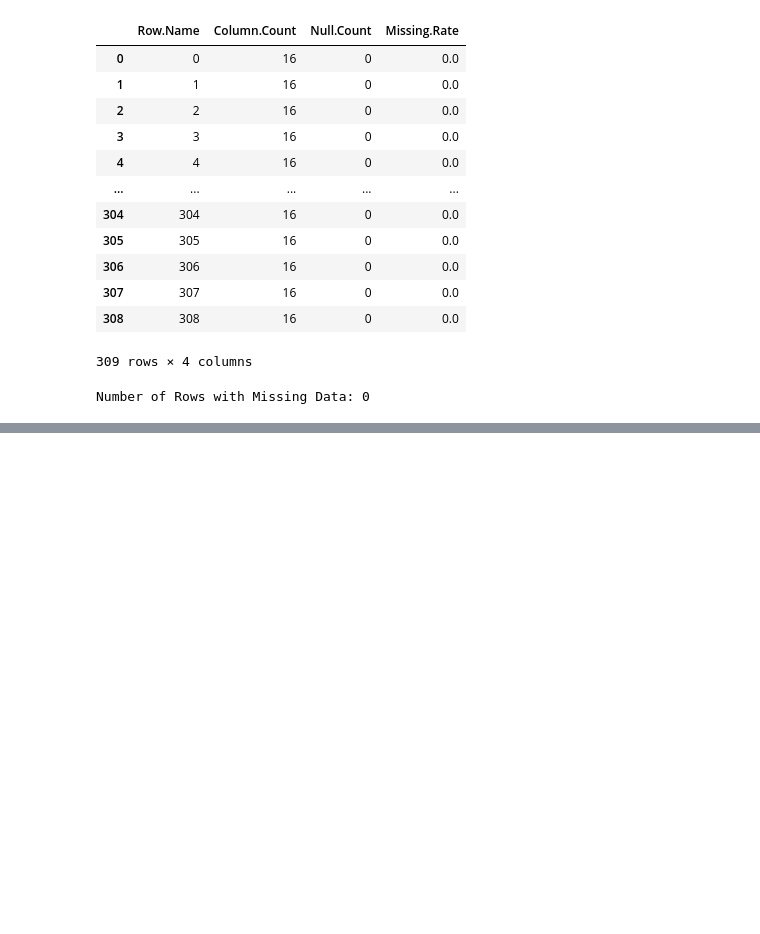
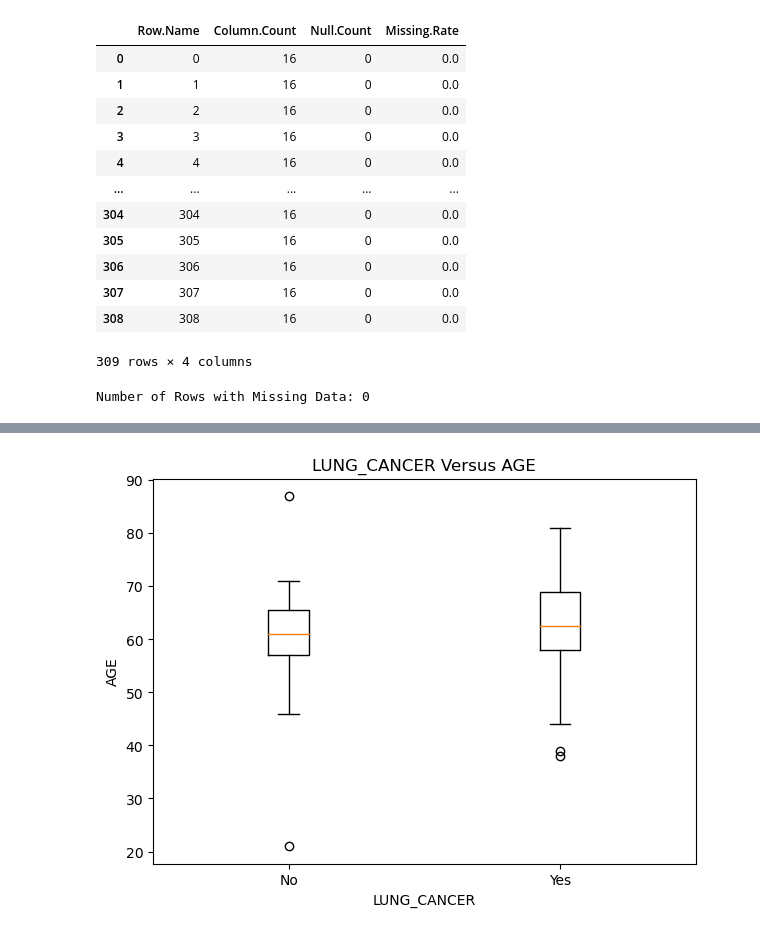
Before and after one commit to JohnPaulinePineda/Portfolio_Project_54, a Jupyter notebook: codes/EstimatingLungCancerProbabilitiesFromDemographicFactorsAndBehavioralIndicators.ipynb, the cells around one changed output, grey strips where cells are left out. Drawn from its saved outputs; the diff is of its cells as text; code cells hidden in the pictures; blank space fills up the shorter version.

```diff
--- a/codes/EstimatingLungCancerProbabilitiesFromDemographicFactorsAndBehavioralIndicators.ipynb
+++ b/codes/EstimatingLungCancerProbabilitiesFromDemographicFactorsAndBehavioralIndicators.ipynb
@@ -359,0 +753,29 @@ Number of Rows with Missing Data: 0
+# %%
+##################################
+# Segregating the target
+# and predictor variables
+##################################
+lung_cancer_predictors = lung_cancer.iloc[:,:-1].columns
+lung_cancer_predictors_numeric = lung_cancer.iloc[:,:-1].loc[:,lung_cancer.iloc[:,:-1].columns == 'AGE'].columns
+lung_cancer_predictors_categorical = lung_cancer.iloc[:,:-1].loc[:,lung_cancer.iloc[:,:-1].columns != 'AGE'].columns
+# %%
+##################################
+# Segregating the target variable
+# and numeric predictors
+##################################
+boxplot_y_variable = 'LUNG_CANCER'
+boxplot_x_variable = lung_cancer_predictors_numeric.values[0]
+# %%
+##################################
+# Evaluating the numeric predictors
+# against the target variable
+##################################
+plt.figure(figsize=(7, 5))
+plt.boxplot([group[boxplot_x_variable] for name, group in lung_cancer.groupby(boxplot_y_variable)])
+plt.title(f'{boxplot_y_variable} Versus {boxplot_x_variable}')
+plt.xlabel(boxplot_y_variable)
+plt.ylabel(boxplot_x_variable)
+plt.xticks(range(1, len(lung_cancer[boxplot_y_variable].unique()) + 1), ['No', 'Yes'])
+plt.show()
+# %% [output]
+[figure, added]
```
Also changed, not shown: parts of 89 cells of this notebook, 11 other files.
